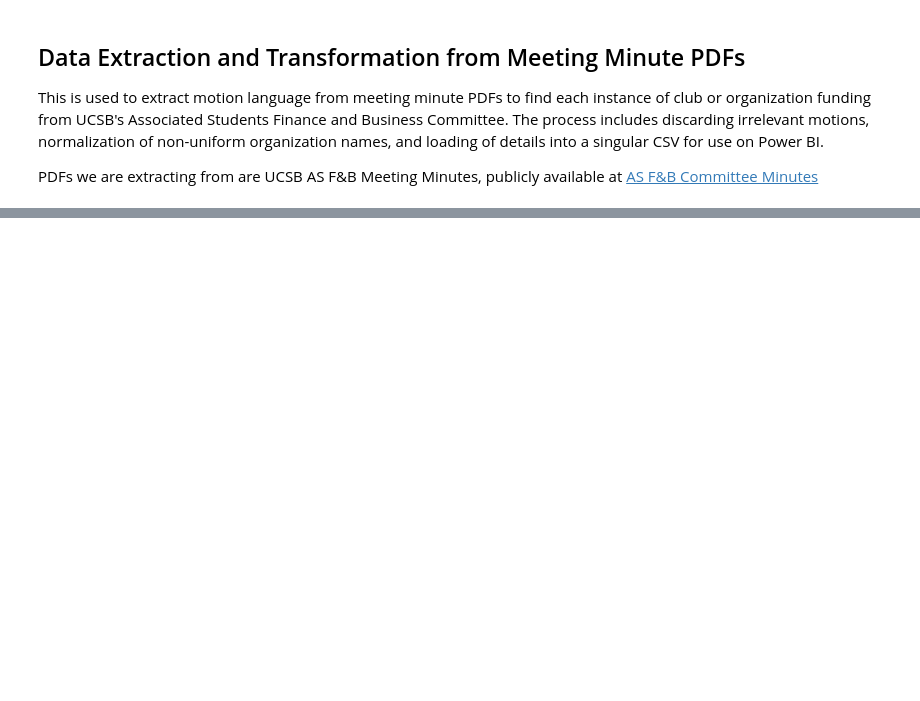
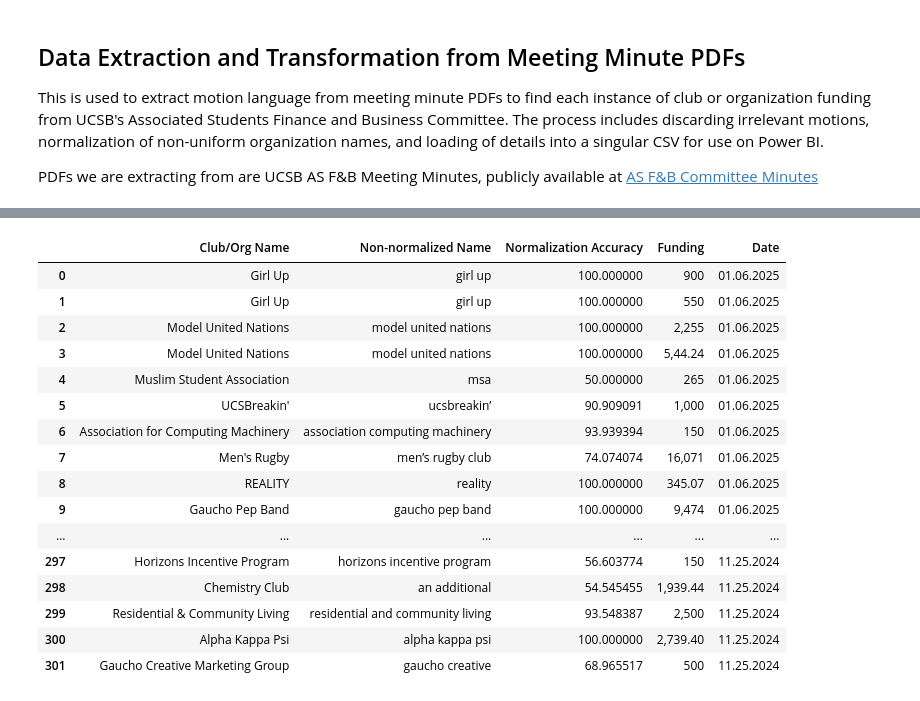
Before and after one commit to joshL1215/as-org-funding-nexus, a Jupyter notebook: data-extraction.ipynb, the cells around one changed output, grey strips where cells are left out. Saved outputs shown, nothing was run; the diff lists cells and outputs as text; code cells hidden in the pictures; blank space fills up the shorter version.

```diff
--- a/data-extraction.ipynb
+++ b/data-extraction.ipynb
@@ -121,0 +158,60 @@ for file in Path(pdf_folder).iterdir():
+# %%
+df.loc[164, 'Club/Org Name'] = 'Mold Kits IVTU'
+df.loc[70 , 'Club/Org Name'] = 'Undergraduate Diversity and Inclusion in Physics'
+df.loc[226, 'Club/Org Name'] = 'BFOM A Capella'
+df.loc[270, 'Club/Org Name'] = 'BFOM A Capella'
+df.loc[103, 'Club/Org Name'] = 'Model United Nations'
+df.loc[262, 'Club/Org Name'] = 'Institute of Electrical and Electronics Engineers'
+df.loc[289, 'Club/Org Name'] = 'Institute of Electrical and Electronics Engineers'
+df.loc[42 , 'Club/Org Name'] = 'Move@UCSB'
+df.loc[241, 'Club/Org Name'] = 'VocalMotion'
+df.loc[162, 'Club/Org Name'] = 'AS External Vice President for Statewide Affairs'
+df.loc[4  , 'Club/Org Name'] = 'Muslim Student Association'
+df.loc[296, 'Club/Org Name'] = 'Muslim Student Association'
+df.loc[168, 'Club/Org Name'] = 'Women in Computer Science'
+df.loc[240, 'Club/Org Name'] = None
+df.loc[286, 'Club/Org Name'] = 'AS External Vice President for Statewide Affairs'
+df.loc[43 , 'Club/Org Name'] = 'AS External Vice President for Statewide Affairs'
+df.loc[298, 'Club/Org Name'] = 'Chemistry Club'
+df.loc[68 , 'Club/Org Name'] = 'Model United Nations'
+df.loc[157, 'Club/Org Name'] = 'Horizons Incentive Program'
+df.loc[297, 'Club/Org Name'] = 'Horizons Incentive Program'
+df.loc[59 , 'Club/Org Name'] = 'Horizons Incentive Program'
+df.loc[35 , 'Club/Org Name'] = 'BFOM A Capella'
+df.loc[112, 'Club/Org Name'] = None
+df.loc[247, 'Club/Org Name'] = None
+df.loc[126, 'Club/Org Name'] = None
+df.loc[51 , 'Club/Org Name'] = 'American Institute of Chemical Engineers'
+df.loc[127, 'Club/Org Name'] = 'BFOM A Capella'
+df.loc[149, 'Club/Org Name'] = 'BFOM A Capella'
+df.loc[128, 'Club/Org Name'] = 'AS Rent Support Program'
+df.loc[288, 'Club/Org Name'] = 'Dance Team'
+df.loc[301, 'Club/Org Name'] = 'Gaucho Creative Marketing Group'
+df.loc[120, 'Club/Org Name'] = 'Gaucho Creative Marketing Group'
+df.loc[79 , 'Club/Org Name'] = 'Collegiate Chapter of SAE International AKA Gaucho Racing'
+df.loc[254, 'Club/Org Name'] = None
+df.loc[158, 'Club/Org Name'] = 'Environmental Leadership Incubator'
+df.loc[147, 'Club/Org Name'] = 'Santa Barbara Case Club'
+df.loc[124, 'Club/Org Name'] = 'Club Tennis'
+df.loc[39 , 'Club/Org Name'] = 'Comunidad Latinx Graduacion'
+df.loc[163, 'Club/Org Name'] = 'Collegiate Chapter of SAE International AKA Gaucho Racing'
+
+df
+# %% [output]
+|  | Club/Org Name | Non-normalized Name | Normalization Accuracy | Funding | Date |
+| 0 | Girl Up | girl up | 100.000000 | 900 | 01.06.2025 |
+| 1 | Girl Up | girl up | 100.000000 | 550 | 01.06.2025 |
+| 2 | Model United Nations | model united nations | 100.000000 | 2,255 | 01.06.2025 |
+| 3 | Model United Nations | model united nations | 100.000000 | 5,44.24 | 01.06.2025 |
+| 4 | Muslim Student Association | msa | 50.000000 | 265 | 01.06.2025 |
+| 5 | UCSBreakin' | ucsbreakin’ | 90.909091 | 1,000 | 01.06.2025 |
+| 6 | Association for Computing Machinery | association computing machinery | 93.939394 | 150 | 01.06.2025 |
+| 7 | Men's Rugby | men’s rugby club | 74.074074 | 16,071 | 01.06.2025 |
+| 8 | REALITY | reality | 100.000000 | 345.07 | 01.06.2025 |
+| 9 | Gaucho Pep Band | gaucho pep band | 100.000000 | 9,474 | 01.06.2025 |
+| ... | ... | ... | ... | ... | ... |
+| 297 | Horizons Incentive Program | horizons incentive program | 56.603774 | 150 | 11.25.2024 |
+| 298 | Chemistry Club | an additional | 54.545455 | 1,939.44 | 11.25.2024 |
+| 299 | Residential & Community Living | residential and community living | 93.548387 | 2,500 | 11.25.2024 |
+| 300 | Alpha Kappa Psi | alpha kappa psi | 100.000000 | 2,739.40 | 11.25.2024 |
+| 301 | Gaucho Creative Marketing Group | gaucho creative | 68.965517 | 500 | 11.25.2024 |
```
Also changed, not shown: parts of 6 cells of this notebook.
